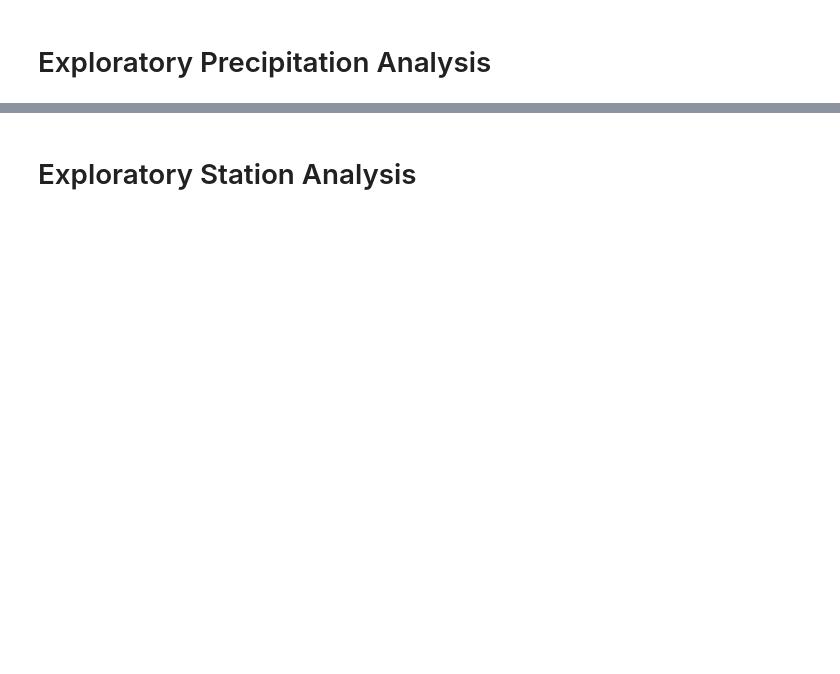
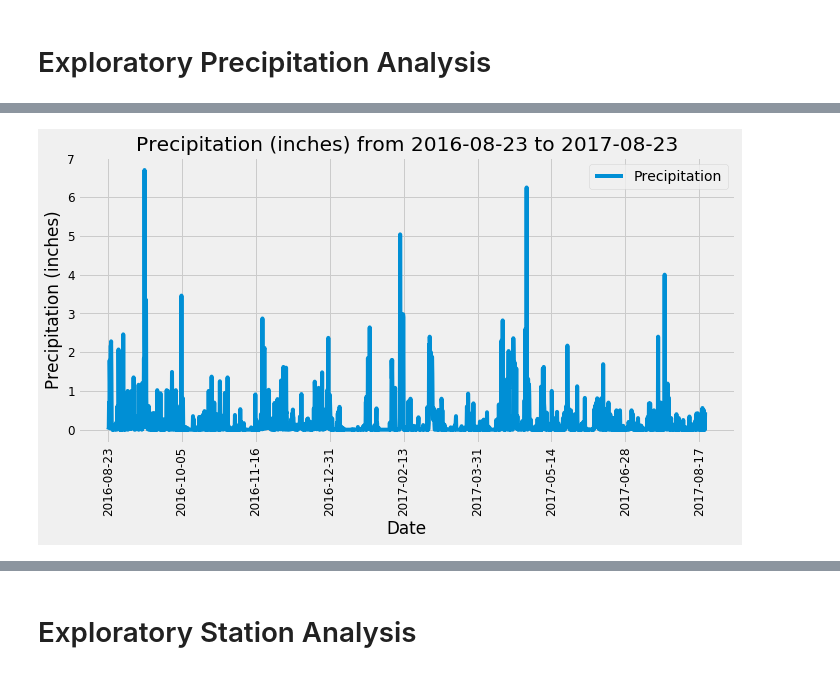
Before and after one commit to alross91/sqlalchemy-challenge, a Jupyter notebook: climate_analysis_ALR.ipynb, the cells around one changed output, grey strips where cells are left out. Cells and saved outputs as stored; diff of their text form; code cells hidden in the pictures; blank space fills up the shorter version.

```diff
--- a/climate_analysis_ALR.ipynb
+++ b/climate_analysis_ALR.ipynb
@@ -17,7 +18,8 @@ from sqlalchemy.orm import Session
 from sqlalchemy import create_engine, func
 # %%
 # create engine to hawaii.sqlite
-engine = create_engine("sqlite:///hawaii.sqlite")
+
+engine = create_engine("sqlite:///Resources/hawaii.sqlite")
 # %%
 # reflect an existing database into a new model
 Base = automap_base()
@@ -45,17 +49,16 @@ session = Session(engine)
 # %%
 # Design a query to retrieve the last 12 months of precipitation data and plot the results.
-# Starting from the most recent data point in the database.
+# Starting from the most recent data point in the database. Calculate the date one year from the last date in data set.
 
-# Calculate the date one year from the last date in data set.
+#so we know from above that the latest date is 8/23/2017, so one year before that is 8/23/2016. use that below
 
 
 # Perform a query to retrieve the data and precipitation scores
+precipitation_data = session.query(measurement.date, measurement.prcp).filter(measurement.date >= '2016-08-23').all()
 
-
-# Save the query results as a Pandas DataFrame and set the index to the date column
-
-
-# Sort the dataframe by date
-
-
-# Use Pandas Plotting with Matplotlib to plot the data
+# Save the query results as a Pandas DataFrame and set the index to the date column and Sort the dataframe by date
+precipitation_df = pd.DataFrame(precipitation_data, columns=['Date','Precipitation'])
+precipitation_df = precipitation_df.dropna(how='any')
+precipitation_df = precipitation_df.sort_values(["Date"], ascending=True)
+precipitation_df = precipitation_df.set_index("Date")
+precipitation_df.head()
@@ -62,2 +73,14 @@ session = Session(engine)
+# %%
+# Use Pandas Plotting with Matplotlib to plot the data
+precipitation_df.plot(figsize=(10,6), fontsize=12, rot=90)
+plt.title(f"Precipitation (inches) from 2016-08-23 to 2017-08-23")
+plt.xlabel("Date")
+plt.ylabel("Precipitation (inches)")
+
+plt.tight_layout()
+
+plt.show()
+# %% [output]
+[figure, added]
 # %%
 # Use Pandas to calcualte the summary statistics for the precipitation data
```
Also changed, not shown: parts of 13 cells of this notebook, 1 other file.
